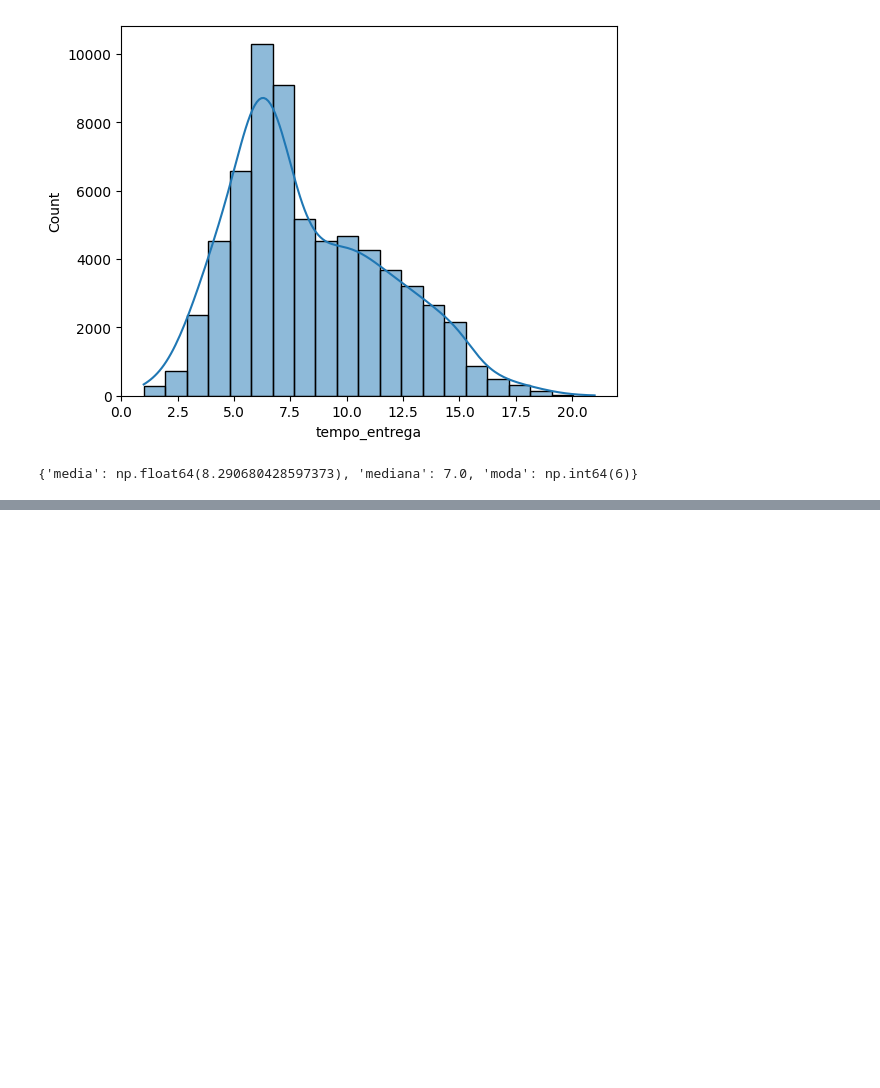
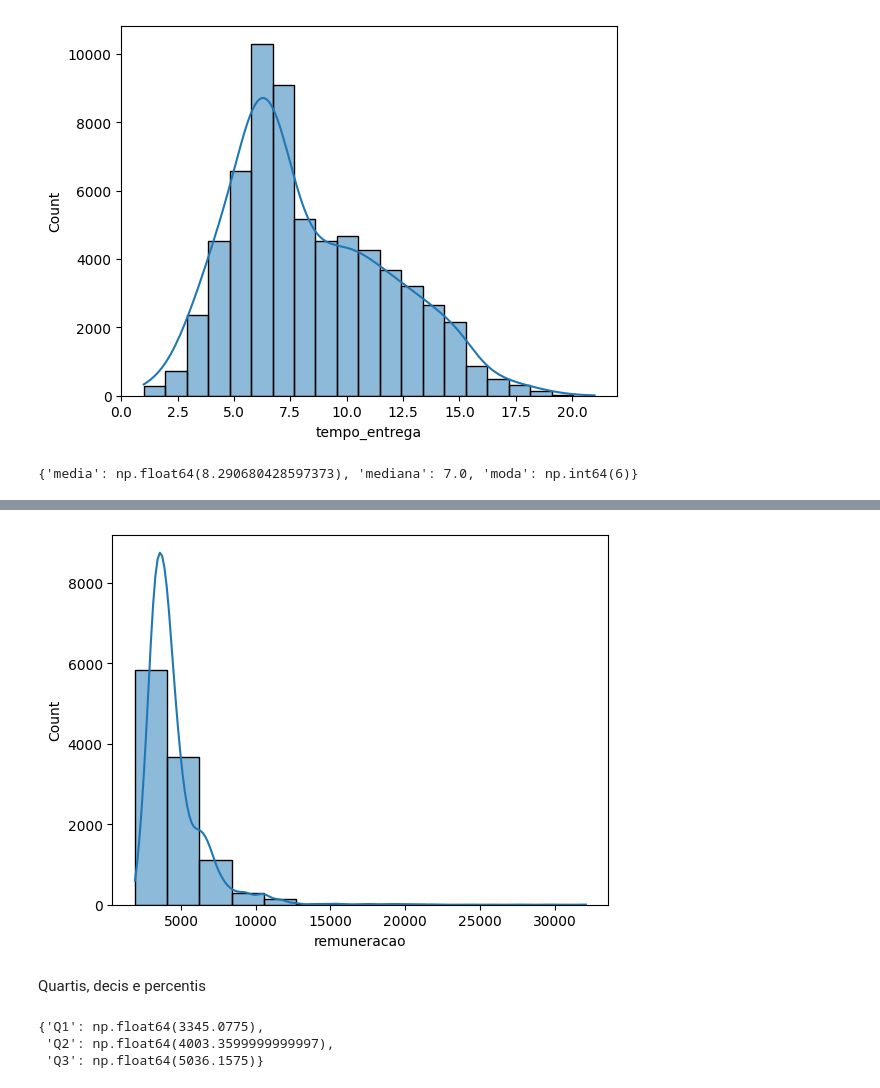
Before and after one commit to EmilyCarla/ONE_DataScience, a Jupyter notebook: EstatisticaComPython.ipynb, the cells around one changed output, grey strips where cells are left out. Cells and saved outputs as stored; diff of their text form; code cells hidden in the pictures; blank space fills up the shorter version.

```diff
--- a/EstatisticaComPython.ipynb
+++ b/EstatisticaComPython.ipynb
@@ -456,0 +461,3 @@ resumo
+# %%
+url = 'https://raw.githubusercontent.com/alura-cursos/Estatisticas-Python-frequencias-medidas/refs/heads/main/dados/colaboradores.csv'
+colaboradores = pd.read_csv(url)
@@ -456,0 +473,3 @@ resumo
+# %%
+n = len(colaboradores)
+n
@@ -456,0 +546,19 @@ resumo
+# %%
+sns.histplot(bins=int(k), data=colaboradores, x='remuneracao', kde=True)
+plt.show()
+# %% [output]
+[figure, added]
+# %% [markdown]
+Quartis, decis e percentis
+# %%
+quartis = {
+    'Q1': colaboradores['remuneracao'].quantile(0.25),
+    'Q2': colaboradores['remuneracao'].quantile(0.50),
+    'Q3': colaboradores['remuneracao'].quantile(0.75)
+}
+
+quartis
+# %% [output]
+{'Q1': np.float64(3345.0775),
+ 'Q2': np.float64(4003.3599999999997),
+ 'Q3': np.float64(5036.1575)}
```
Also changed, not shown: parts of 26 cells of this notebook.
